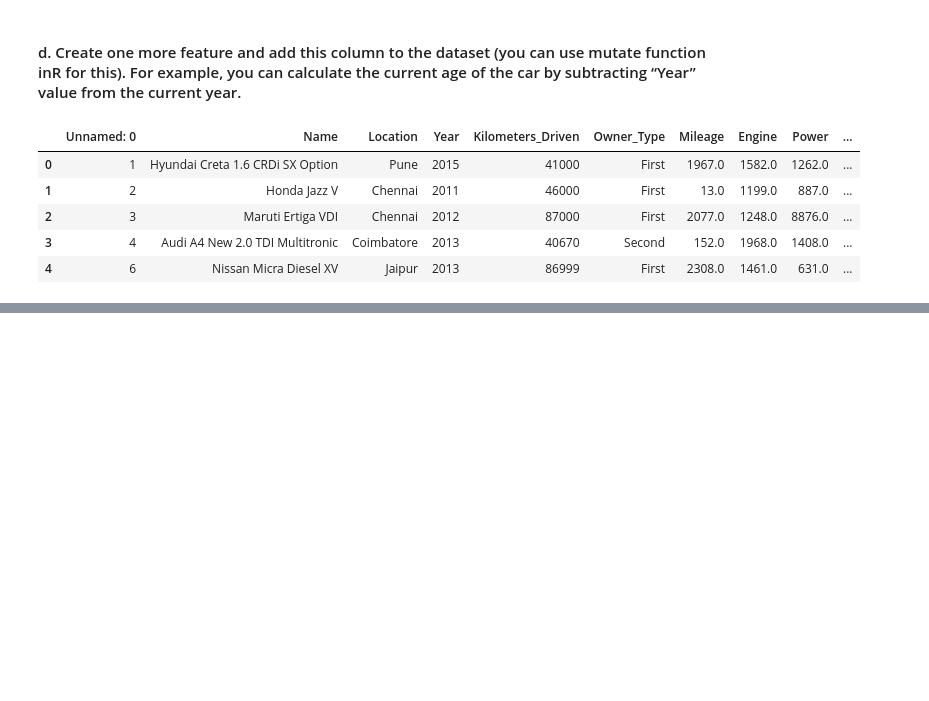
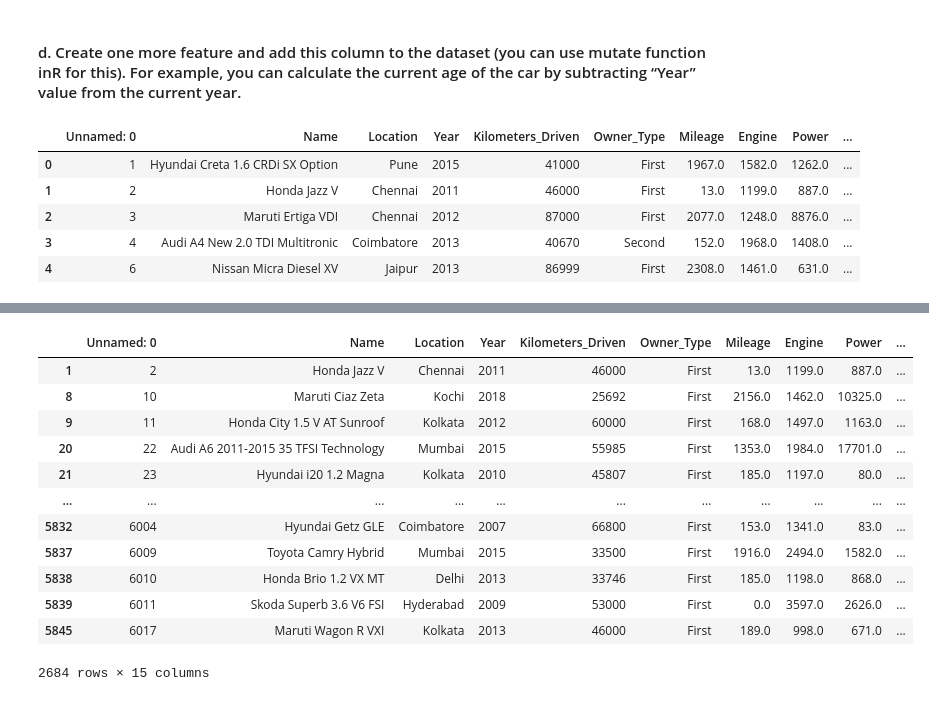
Before and after one commit to Kankshith2000/pds_assignment_2, a Jupyter notebook: Src/Assignment-2.ipynb, the cells around one changed output, grey strips where cells are left out. Drawn from its saved outputs; the diff is of its cells as text; code cells hidden in the pictures; blank space fills up the shorter version.

```diff
--- a/Src/Assignment-2.ipynb
+++ b/Src/Assignment-2.ipynb
@@ -115,0 +143,17 @@ dataset_clean = dataset.to_csv("../Data_Clean/clean.csv", index=False)
+# %%
+filter = dataset[dataset['Fuel_Type_Petrol'] == 1]
+filter
+# %% [output]
+|  | Unnamed: 0 | Name | Location | Year | Kilometers_Driven | Owner_Type | Mileage | Engine | Power | ... |
+| 1 | 2 | Honda Jazz V | Chennai | 2011 | 46000 | First | 13.0 | 1199.0 | 887.0 | ... |
+| 8 | 10 | Maruti Ciaz Zeta | Kochi | 2018 | 25692 | First | 2156.0 | 1462.0 | 10325.0 | ... |
+| 9 | 11 | Honda City 1.5 V AT Sunroof | Kolkata | 2012 | 60000 | First | 168.0 | 1497.0 | 1163.0 | ... |
+| 20 | 22 | Audi A6 2011-2015 35 TFSI Technology | Mumbai | 2015 | 55985 | First | 1353.0 | 1984.0 | 17701.0 | ... |
+| 21 | 23 | Hyundai i20 1.2 Magna | Kolkata | 2010 | 45807 | First | 185.0 | 1197.0 | 80.0 | ... |
+| ... | ... | ... | ... | ... | ... | ... | ... | ... | ... | ... |
+| 5832 | 6004 | Hyundai Getz GLE | Coimbatore | 2007 | 66800 | First | 153.0 | 1341.0 | 83.0 | ... |
+| 5837 | 6009 | Toyota Camry Hybrid | Mumbai | 2015 | 33500 | First | 1916.0 | 2494.0 | 1582.0 | ... |
+| 5838 | 6010 | Honda Brio 1.2 VX MT | Delhi | 2013 | 33746 | First | 185.0 | 1198.0 | 868.0 | ... |
+| 5839 | 6011 | Skoda Superb 3.6 V6 FSI | Hyderabad | 2009 | 53000 | First | 0.0 | 3597.0 | 2626.0 | ... |
+| 5845 | 6017 | Maruti Wagon R VXI | Kolkata | 2013 | 46000 | First | 189.0 | 998.0 | 671.0 | ... |
+2684 rows × 15 columns
```
Also changed, not shown: parts of 8 cells of this notebook, 4 other files.
